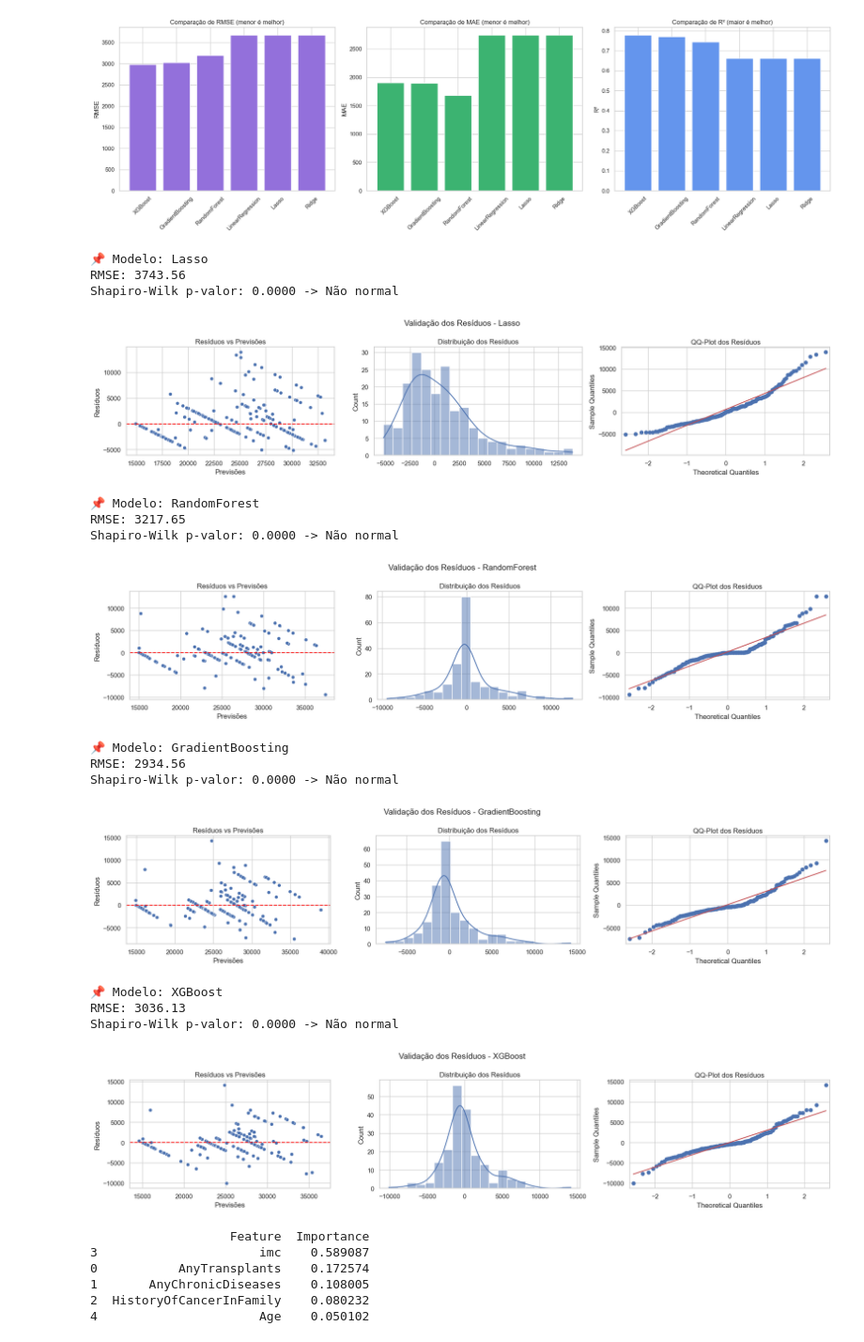
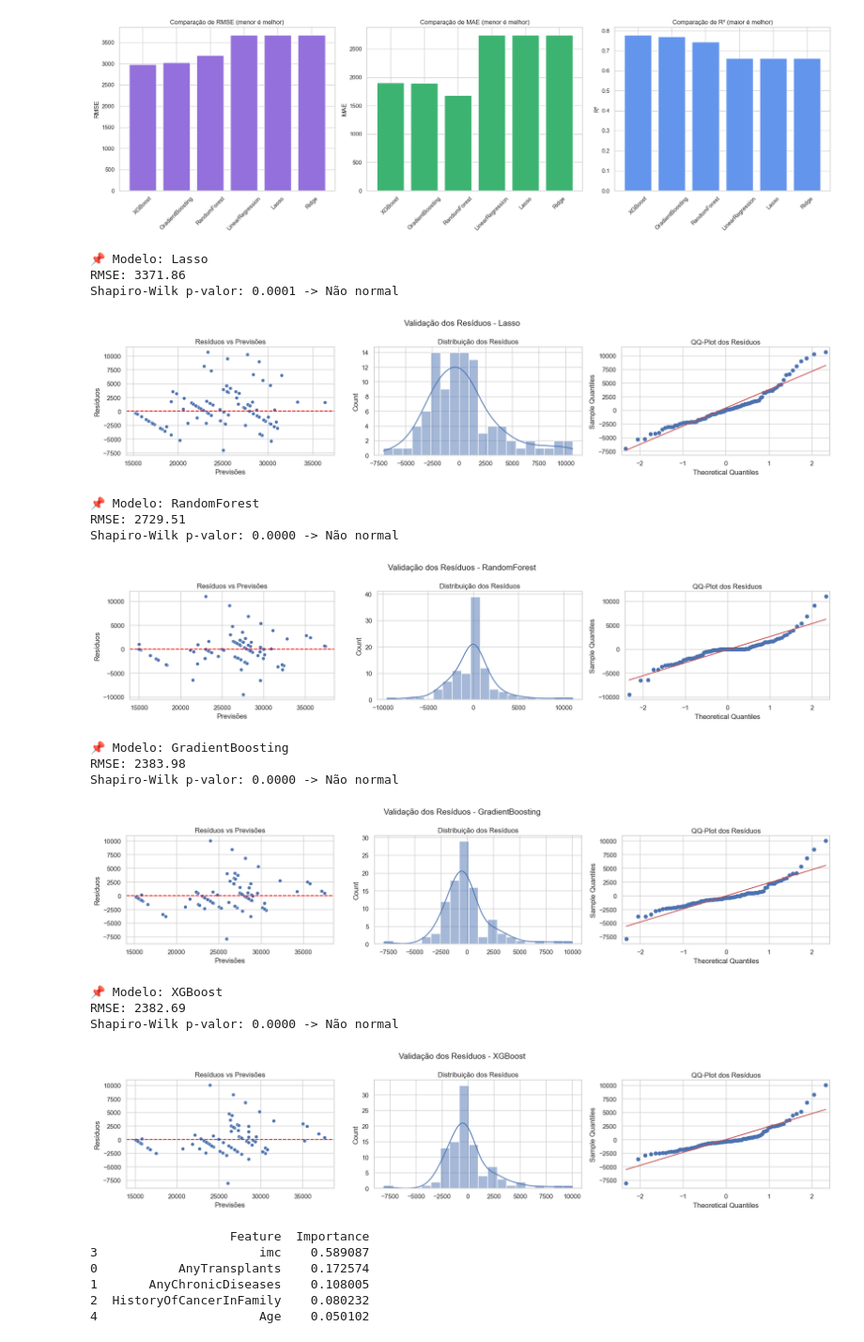
Before and after one commit to robsoncalixto/fiap-tech-challenge-01, a Jupyter notebook: Tech_Challenge_Modelagem.ipynb, the cells around one changed output. Shown at 94% size. Cells and saved outputs as stored; diff of their text form; code cells hidden in the pictures.

```diff
--- a/Tech_Challenge_Modelagem.ipynb
+++ b/Tech_Challenge_Modelagem.ipynb
@@ -5,35 +4,21 @@
 # %%
-# Importar as bibliotecas usadas no projeto
-
-#import pickle
-
-# Bibliotecas para manipulação dos dados e operações matemáticas
 import pandas as pd
 import numpy as np
 
 # Analises estatisticas
 from scipy import stats
-from scipy.stats import shapiro, ttest_ind, mannwhitneyu, kruskal, f_oneway, norm, pearsonr, skew, spearmanr
+from scipy.stats import shapiro
+import statsmodels.api as sm
 
-
-#import statsmodels.formula.api as smf
-import statsmodels.api as sm
-import statsmodels.stats.api as sms
-from statsmodels.stats.diagnostic import het_breuschpagan
-from statsmodels.stats.outliers_influence import variance_inflation_factor
-
-# Biblioteca para modelagem de machine learning
-from sklearn.linear_model import LinearRegression, ElasticNet, Ridge, Lasso, RANSACRegressor, TheilSenRegressor, LogisticRegression
+from sklearn.linear_model import LinearRegression, Ridge, Lasso
 from sklearn.ensemble import RandomForestRegressor, GradientBoostingRegressor
 from xgboost import XGBRegressor
-
 
 from sklearn.model_selection import train_test_split
 from sklearn.preprocessing import StandardScaler
 from sklearn.pipeline import Pipeline
 from sklearn.metrics import mean_squared_error, mean_absolute_error, r2_score
-from sklearn.model_selection import train_test_split, cross_val_score, KFold
-
+from sklearn.model_selection import train_test_split, cross_val_score
 
 # Bibliotecas para manipulação gráfica
 import seaborn as sns
@@ -41,11 +26,3 @@ import matplotlib.pyplot as plt
 
 # Definir uma semente para o gerador de números aleatórios
 np.random.seed(42)
-
-import nbimporter
-
-#Para ignorar os avisos
-import warnings
-warnings.filterwarnings('ignore')
-sns.set(style = "whitegrid")
-%matplotlib inline
@@ -76,0 +41,6 @@ sklearn    : 1.5.1
+# %%
+#Para ignorar os avisos
+import warnings
+warnings.filterwarnings('ignore')
+sns.set_theme(style = "whitegrid")
+%matplotlib inline
@@ -101,8 +89,7 @@ def modelo_base(dataset, var_independente, var_target):
         "R2": r2
     } , modelo_base
 # %%
-# Carregando os dados
-df_dados = pd.read_csv("dados/dados_projeto_analise.csv")
+df_dados = pd.read_csv("data/dados_projeto_analise.csv")
 # %%
 df_dados.drop(['faixa_preco','range'], axis=1, inplace=True)
 # %%
@@ -446,7 +447,7 @@ X = df_dados_modelo_filtrado[var_independente]
 y = df_dados_modelo_filtrado[var_target].values.ravel()  # necessário para evitar erro com y no scikit-learn
 
 # Separação dos dados
-X_train, X_temp, y_train, y_temp = train_test_split(X, y, test_size=0.4, random_state=42)
+X_train, X_temp, y_train, y_temp = train_test_split(X, y, test_size=0.2, random_state=42)
 X_val, X_test, y_val, y_test = train_test_split(X_temp, y_temp, test_size=0.5, random_state=42)
 
 # Lista de modelos
@@ -554,7 +555,7 @@ X = df_dados[var_independente]
 y = df_dados[var_target]
 
 # Passo 1: Separar os dados em treino (60%) e temp (40%)
-X_train, X_temp, y_train, y_temp = train_test_split(X, y, test_size=0.4, random_state=42)
+X_train, X_temp, y_train, y_temp = train_test_split(X, y, test_size=0.2, random_state=42)
 
 # Passo 2: Separar os dados restantes (40%) em validação (20%) e teste (20%)
 X_val, X_test, y_val, y_test = train_test_split(X_temp, y_temp, test_size=0.5, random_state=42)
@@ -585,48 +586,48 @@ for nome, modelo in modelos.items():
     print(f'\n📌 Modelo: {nome}')
     print(f'RMSE: {np.sqrt(mean_squared_error(y_test, y_pred)):.2f}')
 
     # Teste de normalidade (Shapiro-Wilk)
     stat, p = shapiro(residuos)
     print(f'Shapiro-Wilk p-valor: {p:.4f} -> {"Normal" if p > 0.05 else "Não normal"}')
 
     # Plots
     fig, axs = plt.subplots(1, 3, figsize=(18, 4))
     fig.suptitle(f'Validação dos Resíduos - {nome}', fontsize=14)
 
     # 1. Resíduos vs Previsões
     sns.scatterplot(x=y_pred, y=residuos, ax=axs[0])
     axs[0].axhline(0, color='red', linestyle='--')
     axs[0].set_title('Resíduos vs Previsões')
     axs[0].set_xlabel('Previsões')
     axs[0].set_ylabel('Resíduos')
 
     # 2. Histograma dos resíduos
     sns.histplot(residuos, bins=20, kde=True, ax=axs[1])
     axs[1].set_title('Distribuição dos Resíduos')
 
     # 3. QQ-plot
     sm.qqplot(residuos, line='s', ax=axs[2])
     axs[2].set_title('QQ-Plot dos Resíduos')
 
     plt.tight_layout()
     plt.show()
 # %% [output]
 📌 Modelo: Lasso
-RMSE: 3743.56
-Shapiro-Wilk p-valor: 0.0000 -> Não normal
+RMSE: 3371.86
+Shapiro-Wilk p-valor: 0.0001 -> Não normal
-[figure, old version]
+[figure, new version]
 📌 Modelo: RandomForest
-RMSE: 3217.65
+RMSE: 2729.51
 Shapiro-Wilk p-valor: 0.0000 -> Não normal
-[figure, old version]
+[figure, new version]
 📌 Modelo: GradientBoosting
-RMSE: 2934.56
+RMSE: 2383.98
 Shapiro-Wilk p-valor: 0.0000 -> Não normal
-[figure, old version]
+[figure, new version]
 📌 Modelo: XGBoost
-RMSE: 3036.13
+RMSE: 2382.69
 Shapiro-Wilk p-valor: 0.0000 -> Não normal
-[figure, old version]
+[figure, new version]
 # %%
 # Extrair o modelo XGBoost de dentro do pipeline
 modelo_xgb = melhor_pipeline.named_steps['regressor']
```
Also changed, not shown: parts of 14 cells of this notebook, 5 other files.
